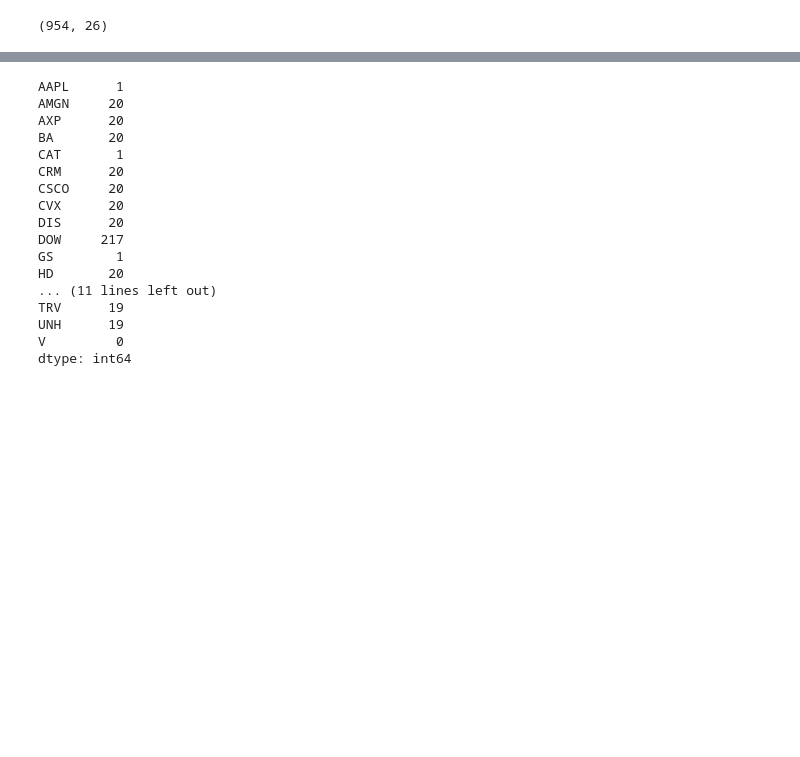
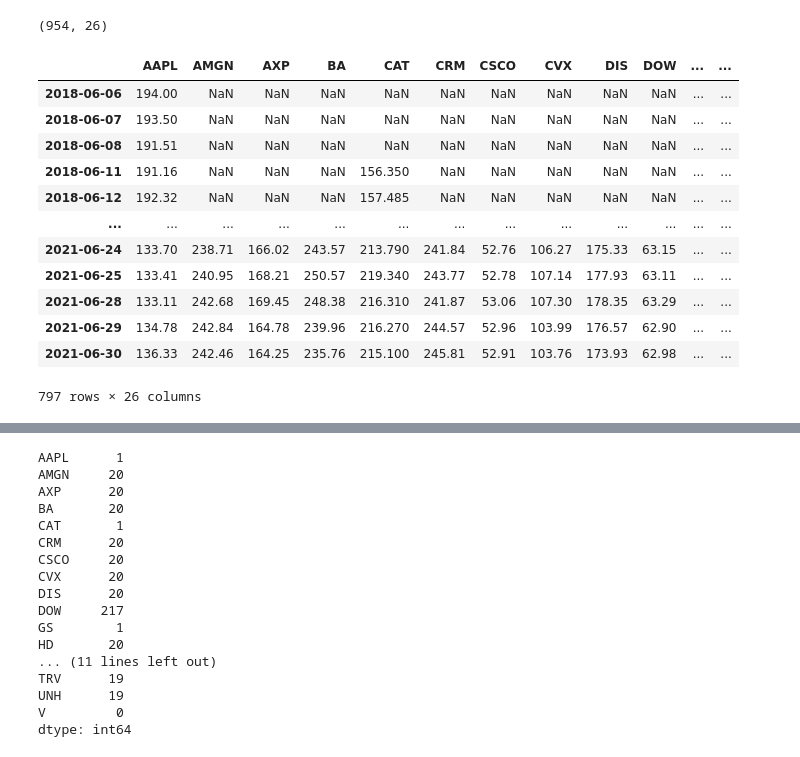
Before and after one commit to danieliriondo/R9_AMARILLO, a Jupyter notebook: 01-Ingesta_Limpieza.ipynb, the cells around one changed output, grey strips where cells are left out. Drawn from its saved outputs; the diff is of its cells as text; code cells hidden in the pictures; blank space fills up the shorter version.

```diff
--- a/01-Ingesta_Limpieza.ipynb
+++ b/01-Ingesta_Limpieza.ipynb
@@ -66,3 +67,19 @@ df = df[~(mask_weekend)]
+# %%
+df
+# %% [output]
+|  | AAPL | AMGN | AXP | BA | CAT | CRM | CSCO | CVX | DIS | DOW | ... | ... |
+| 2018-06-06 | 194.00 | NaN | NaN | NaN | NaN | NaN | NaN | NaN | NaN | NaN | ... | ... |
+| 2018-06-07 | 193.50 | NaN | NaN | NaN | NaN | NaN | NaN | NaN | NaN | NaN | ... | ... |
+| 2018-06-08 | 191.51 | NaN | NaN | NaN | NaN | NaN | NaN | NaN | NaN | NaN | ... | ... |
+| 2018-06-11 | 191.16 | NaN | NaN | NaN | 156.350 | NaN | NaN | NaN | NaN | NaN | ... | ... |
+| 2018-06-12 | 192.32 | NaN | NaN | NaN | 157.485 | NaN | NaN | NaN | NaN | NaN | ... | ... |
+| ... | ... | ... | ... | ... | ... | ... | ... | ... | ... | ... | ... | ... |
+| 2021-06-24 | 133.70 | 238.71 | 166.02 | 243.57 | 213.790 | 241.84 | 52.76 | 106.27 | 175.33 | 63.15 | ... | ... |
+| 2021-06-25 | 133.41 | 240.95 | 168.21 | 250.57 | 219.340 | 243.77 | 52.78 | 107.14 | 177.93 | 63.11 | ... | ... |
+| 2021-06-28 | 133.11 | 242.68 | 169.45 | 248.38 | 216.310 | 241.87 | 53.06 | 107.30 | 178.35 | 63.29 | ... | ... |
+| 2021-06-29 | 134.78 | 242.84 | 164.78 | 239.96 | 216.270 | 244.57 | 52.96 | 103.99 | 176.57 | 62.90 | ... | ... |
+| 2021-06-30 | 136.33 | 242.46 | 164.25 | 235.76 | 215.100 | 245.81 | 52.91 | 103.76 | 173.93 | 62.98 | ... | ... |
+797 rows × 26 columns
 # %%
 df.isna().sum()
 # %% [output]
```
Also changed, not shown: parts of 6 cells of this notebook, 19 other files.
